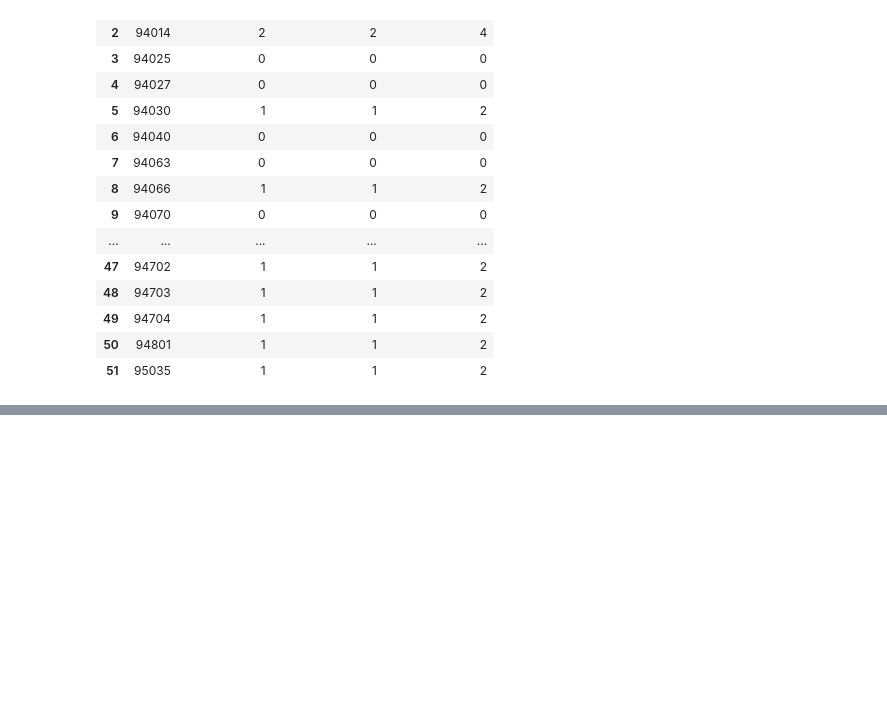
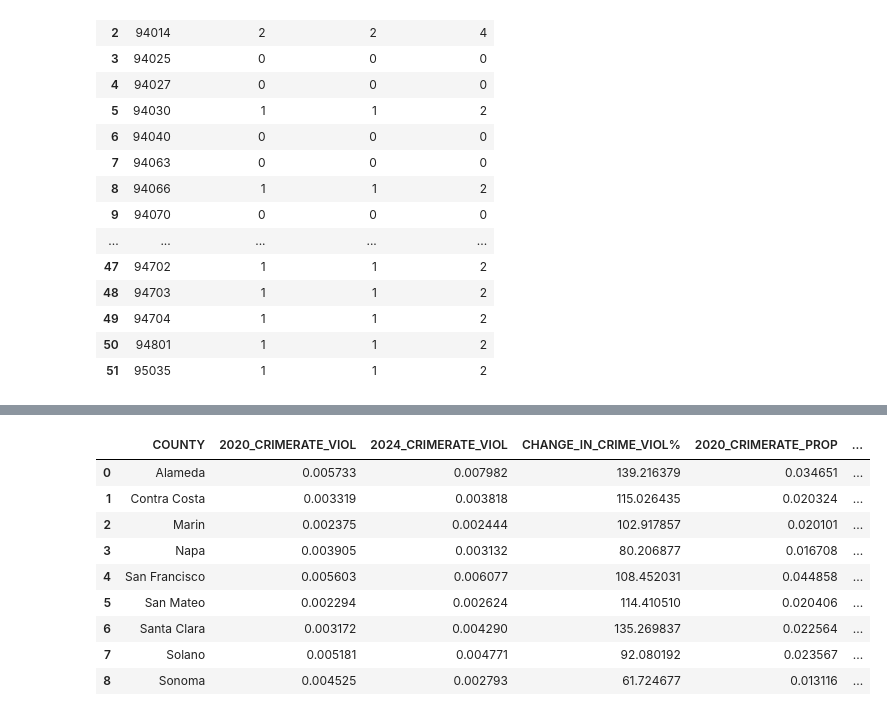
Before and after one commit to tanay-pant/bay-area-opportunity-mapper, a Jupyter notebook: GeoDatasets1.ipynb, the cells around one changed output, grey strips where cells are left out. Saved outputs shown, nothing was run; the diff lists cells and outputs as text; code cells hidden in the pictures; blank space fills up the shorter version.

```diff
--- a/GeoDatasets1.ipynb
+++ b/GeoDatasets1.ipynb
@@ -64,0 +93,13 @@ transit_cnt # all transit zip codes have their totals available now!
+# %%
+crime
+# %% [output]
+|  | COUNTY | 2020_CRIMERATE_VIOL | 2024_CRIMERATE_VIOL | CHANGE_IN_CRIME_VIOL% | 2020_CRIMERATE_PROP | ... |
+| 0 | Alameda | 0.005733 | 0.007982 | 139.216379 | 0.034651 | ... |
+| 1 | Contra Costa | 0.003319 | 0.003818 | 115.026435 | 0.020324 | ... |
+| 2 | Marin | 0.002375 | 0.002444 | 102.917857 | 0.020101 | ... |
+| 3 | Napa | 0.003905 | 0.003132 | 80.206877 | 0.016708 | ... |
+| 4 | San Francisco | 0.005603 | 0.006077 | 108.452031 | 0.044858 | ... |
+| 5 | San Mateo | 0.002294 | 0.002624 | 114.410510 | 0.020406 | ... |
+| 6 | Santa Clara | 0.003172 | 0.004290 | 135.269837 | 0.022564 | ... |
+| 7 | Solano | 0.005181 | 0.004771 | 92.080192 | 0.023567 | ... |
+| 8 | Sonoma | 0.004525 | 0.002793 | 61.724677 | 0.013116 | ... |
```
Also changed, not shown: parts of 3 cells of this notebook, 2 other files.
